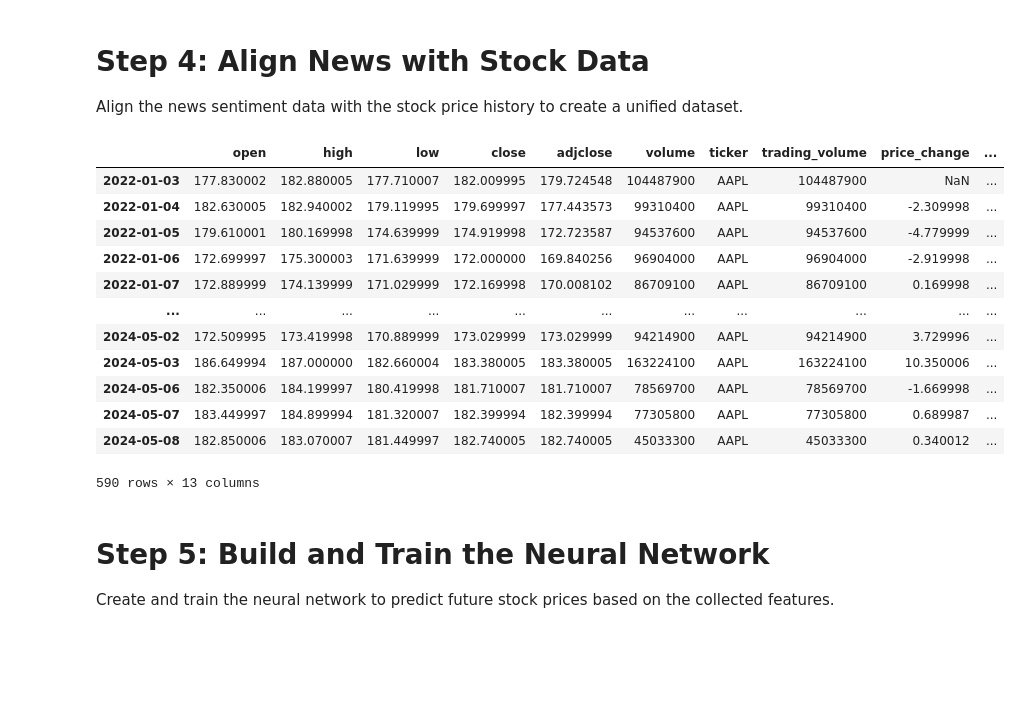
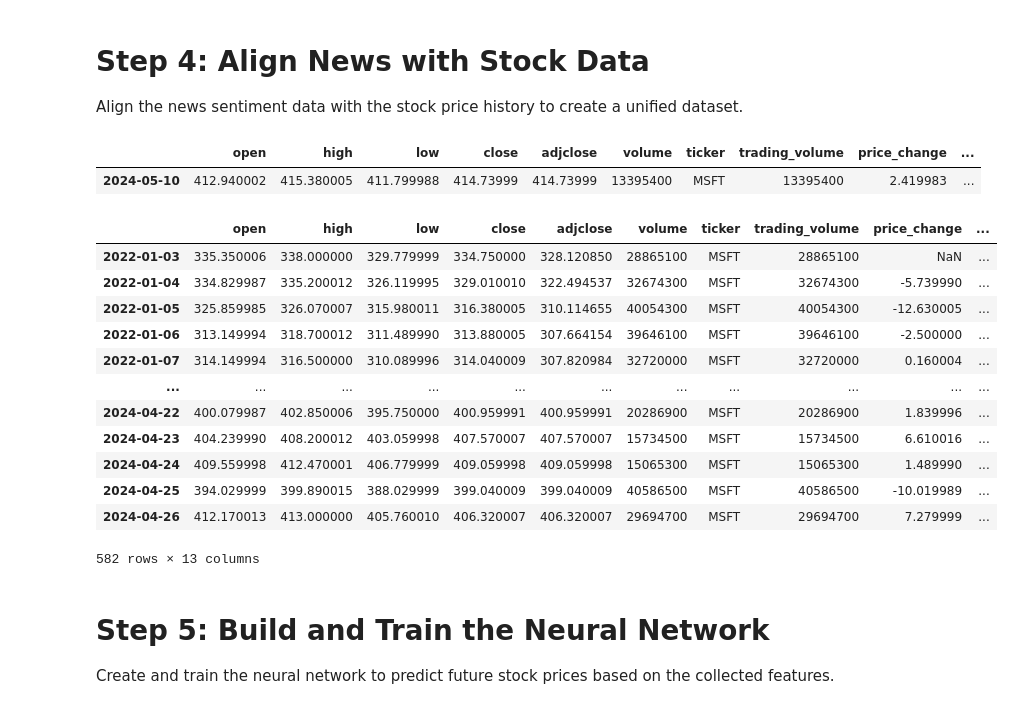
Before and after one commit to reioskr/stocksAI, a Jupyter notebook: sandbox.ipynb, the cells around one changed output. Cells and saved outputs as stored; diff of their text form; code cells hidden in the pictures; blank space fills up the shorter version.

```diff
--- a/sandbox.ipynb
+++ b/sandbox.ipynb
@@ -153,65 +188,68 @@ Error getting news for ticker AAPL
 Align the news sentiment data with the stock price history to create a unified dataset.
 # %%
 # Create a copy of the stock data and news data (to avoid modifying/rerunning the code to get the original data)
-stock_data_copy = stock_data.copy()
-news_df_copy = news_df_orig.copy()
+ticker_data_copy = ticker_data.copy()
+ticker_news_copy = ticker_news[['time', 'sentiment']].copy()
+
 
 # Some data cleaning and preprocessing
-news_df_copy = news_df_copy.rename(columns={
-    'Ticker': 'Ticker',
-    'Date': 'Article timestamp',
-    'Article title': 'Article title',
+ticker_news_copy = ticker_news_copy.rename(columns={
+    'time': 'Article timestamp',
+    'sentiment': 'Article sentiment'
 })
 
 sentiment_mapping = {
     'positive': 1,
     'neutral': 0,
     'negative': -1
 }
 
-news_df_copy['Article sentiment'] = news_df_copy['Article sentiment'].map(sentiment_mapping)
-news_df_copy = news_df_copy.drop(columns=['Ticker', 'Article title']) # Drop unnecessary columns
+ticker_news_copy['Article sentiment'] = ticker_news_copy['Article sentiment'].map(sentiment_mapping)
 
 # Convert news timestamps to datetime
-news_df_copy["Article timestamp"] = pd.to_datetime(news_df_copy["Article timestamp"])
-news_df_copy["date"] = news_df_copy["Article timestamp"].dt.date
-
-# Convert 'date' column to a DatetimeIndex
-news_df_copy['date'] = pd.to_datetime(news_df_copy['date'])
-
-# Set 'date' as the index
-news_df_copy.set_index('date', inplace=True)
+#ticker_news_copy["Article timestamp"] = pd.to_datetime(ticker_news_copy["Article timestamp"])
+ticker_news_copy["date"] = ticker_news_copy["Article timestamp"].dt.date
+ticker_news_copy['date'] = pd.to_datetime(ticker_news_copy['date'])
+ticker_news_copy.set_index('date', inplace=True)
 
 # Now resample news_df
-news_daily_sentiment = news_df_copy.resample("D").mean()
-
+news_daily_sentiment = ticker_news_copy.resample("D").mean()
 
 # Merge stock data with daily news sentiment
-merged_data = stock_data_copy.join(news_daily_sentiment, how='left')
+merged_data = ticker_data_copy.join(news_daily_sentiment, how='left')
 
 # Fill NaNs with neutral sentiment (0) if there are no news articles for a given day
 merged_data["Article sentiment"] = merged_data["Article sentiment"].fillna(0)
 
     # Feature engineering: additional features like moving averages
 if "MA_10" not in merged_data.columns: # Run this block only once
     merged_data["MA_10"] = merged_data["close"].rolling(window=10).mean()  # 10-day moving average
-    merged_data["MA_200"] = merged_data["close"].rolling(window=200).mean()  # 200-day moving average (not used yet)
+    #merged_data["MA_200"] = merged_data["close"].rolling(window=200).mean()  # 200-day moving average (not used currently)
+
+    # Drop values with NaN in the training data
+    merged_data = merged_data.dropna(subset=['MA_10'])
 
 merged_data
 # %% [output]
 |  | open | high | low | close | adjclose | volume | ticker | trading_volume | price_change | ... |
-| 2022-01-03 | 177.830002 | 182.880005 | 177.710007 | 182.009995 | 179.724548 | 104487900 | AAPL | 104487900 | NaN | ... |
-| 2022-01-04 | 182.630005 | 182.940002 | 179.119995 | 179.699997 | 177.443573 | 99310400 | AAPL | 99310400 | -2.309998 | ... |
-| 2022-01-05 | 179.610001 | 180.169998 | 174.639999 | 174.919998 | 172.723587 | 94537600 | AAPL | 94537600 | -4.779999 | ... |
-| 2022-01-06 | 172.699997 | 175.300003 | 171.639999 | 172.000000 | 169.840256 | 96904000 | AAPL | 96904000 | -2.919998 | ... |
-| 2022-01-07 | 172.889999 | 174.139999 | 171.029999 | 172.169998 | 170.008102 | 86709100 | AAPL | 86709100 | 0.169998 | ... |
-| ... | ... | ... | ... | ... | ... | ... | ... | ... | ... | ... |
-| 2024-05-02 | 172.509995 | 173.419998 | 170.889999 | 173.029999 | 173.029999 | 94214900 | AAPL | 94214900 | 3.729996 | ... |
-| 2024-05-03 | 186.649994 | 187.000000 | 182.660004 | 183.380005 | 183.380005 | 163224100 | AAPL | 163224100 | 10.350006 | ... |
-| 2024-05-06 | 182.350006 | 184.199997 | 180.419998 | 181.710007 | 181.710007 | 78569700 | AAPL | 78569700 | -1.669998 | ... |
-| 2024-05-07 | 183.449997 | 184.899994 | 181.320007 | 182.399994 | 182.399994 | 77305800 | AAPL | 77305800 | 0.689987 | ... |
-| 2024-05-08 | 182.850006 | 183.070007 | 181.449997 | 182.740005 | 182.740005 | 45033300 | AAPL | 45033300 | 0.340012 | ... |
+| 2024-05-10 | 412.940002 | 415.380005 | 411.799988 | 414.73999 | 414.73999 | 13395400 | MSFT | 13395400 | 2.419983 | ... |
-590 rows × 13 columns
+# %%
+merged_data4train = merged_data.iloc[:-10]
+merged_data4train
+# %% [output]
+|  | open | high | low | close | adjclose | volume | ticker | trading_volume | price_change | ... |
+| 2022-01-03 | 335.350006 | 338.000000 | 329.779999 | 334.750000 | 328.120850 | 28865100 | MSFT | 28865100 | NaN | ... |
+| 2022-01-04 | 334.829987 | 335.200012 | 326.119995 | 329.010010 | 322.494537 | 32674300 | MSFT | 32674300 | -5.739990 | ... |
+| 2022-01-05 | 325.859985 | 326.070007 | 315.980011 | 316.380005 | 310.114655 | 40054300 | MSFT | 40054300 | -12.630005 | ... |
+| 2022-01-06 | 313.149994 | 318.700012 | 311.489990 | 313.880005 | 307.664154 | 39646100 | MSFT | 39646100 | -2.500000 | ... |
+| 2022-01-07 | 314.149994 | 316.500000 | 310.089996 | 314.040009 | 307.820984 | 32720000 | MSFT | 32720000 | 0.160004 | ... |
+| ... | ... | ... | ... | ... | ... | ... | ... | ... | ... | ... |
+| 2024-04-22 | 400.079987 | 402.850006 | 395.750000 | 400.959991 | 400.959991 | 20286900 | MSFT | 20286900 | 1.839996 | ... |
+| 2024-04-23 | 404.239990 | 408.200012 | 403.059998 | 407.570007 | 407.570007 | 15734500 | MSFT | 15734500 | 6.610016 | ... |
+| 2024-04-24 | 409.559998 | 412.470001 | 406.779999 | 409.059998 | 409.059998 | 15065300 | MSFT | 15065300 | 1.489990 | ... |
+| 2024-04-25 | 394.029999 | 399.890015 | 388.029999 | 399.040009 | 399.040009 | 40586500 | MSFT | 40586500 | -10.019989 | ... |
+| 2024-04-26 | 412.170013 | 413.000000 | 405.760010 | 406.320007 | 406.320007 | 29694700 | MSFT | 29694700 | 7.279999 | ... |
+582 rows × 13 columns
 # %% [markdown]
 # Step 5: Build and Train the Neural Network
 Create and train the neural network to predict future stock prices based on the collected features.
```
Also changed, not shown: parts of 18 cells of this notebook.
